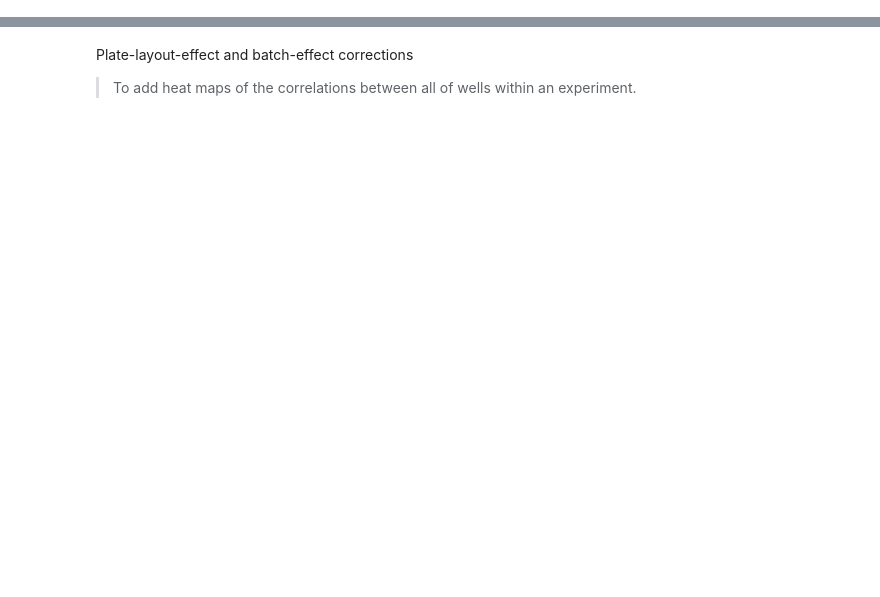
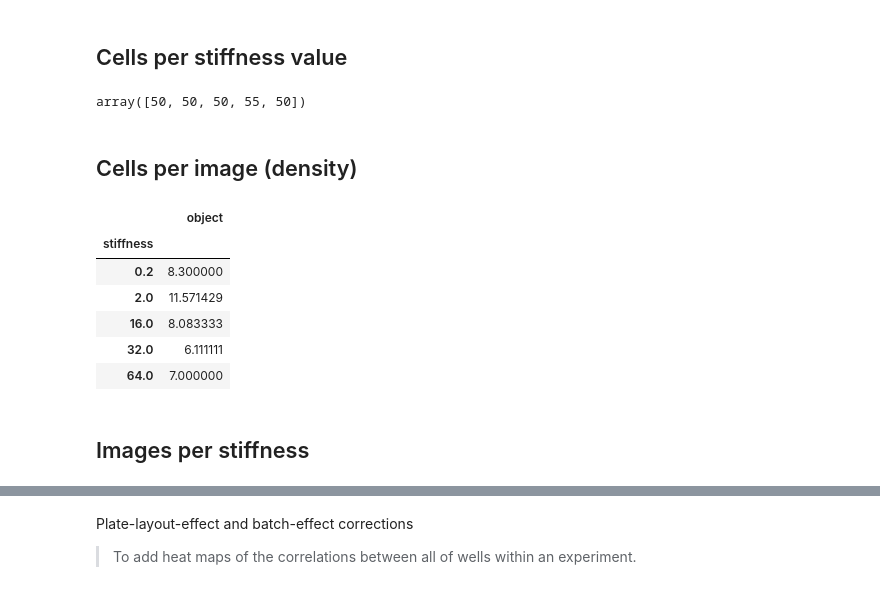
Before and after one commit to vlada-rozova/cell-morphology, a Jupyter notebook: Morphology-EDA.ipynb, the cells around one changed output, grey strips where cells are left out. Cells and saved outputs as stored; diff of their text form; code cells hidden in the pictures; blank space fills up the shorter version.

```diff
--- a/Morphology-EDA.ipynb
+++ b/Morphology-EDA.ipynb
@@ -103,0 +39,9 @@ plt.savefig('../results/Cells per image.png', bbox_inches='tight', dpi=300);
+# %%
+# The full dataset
+# df = measurements
+# Dataset without clusters at 64kPa
+# df = measurements_red
+# Dataset without 0.5kPa, 8kPa and clusters at 64kPa
+df = measurements_5
+# Dataset without 0.5kPa, 8kPa and clusters at 64kPa with balanced classes
+# df = measurements_b
@@ -103,0 +95,14 @@ plt.savefig('../results/Cells per image.png', bbox_inches='tight', dpi=300);
+# %% [markdown]
+## Cells per stiffness value
+# %%
+n = df.groupby('stiffness').size().values
+nstiff = len(df.stiffness.unique())
+
+groups = np.zeros(df.shape[0], np.int)
+j = 0
+for i in range(nstiff):
+    groups[j : j + n[i]] = i
+    j = j + n[i]
+n
+# %% [output]
+array([50, 50, 50, 55, 50])
@@ -103,0 +117,13 @@ plt.savefig('../results/Cells per image.png', bbox_inches='tight', dpi=300);
+# %% [markdown]
+## Cells per image (density)
+# %%
+cell_numbers = df.groupby(['stiffness', 'image'], as_index=False)[['object']].count()
+cell_numbers.groupby('stiffness').mean()
+# %% [output]
+|  | object |
+| stiffness |  |
+| 0.2 | 8.300000 |
+| 2.0 | 11.571429 |
+| 16.0 | 8.083333 |
+| 32.0 | 6.111111 |
+| 64.0 | 7.000000 |
@@ -103,0 +139,2 @@ plt.savefig('../results/Cells per image.png', bbox_inches='tight', dpi=300);
+# %% [markdown]
+## Images per stiffness
```
Also changed, not shown: parts of 195 cells of this notebook, 34 other files.
